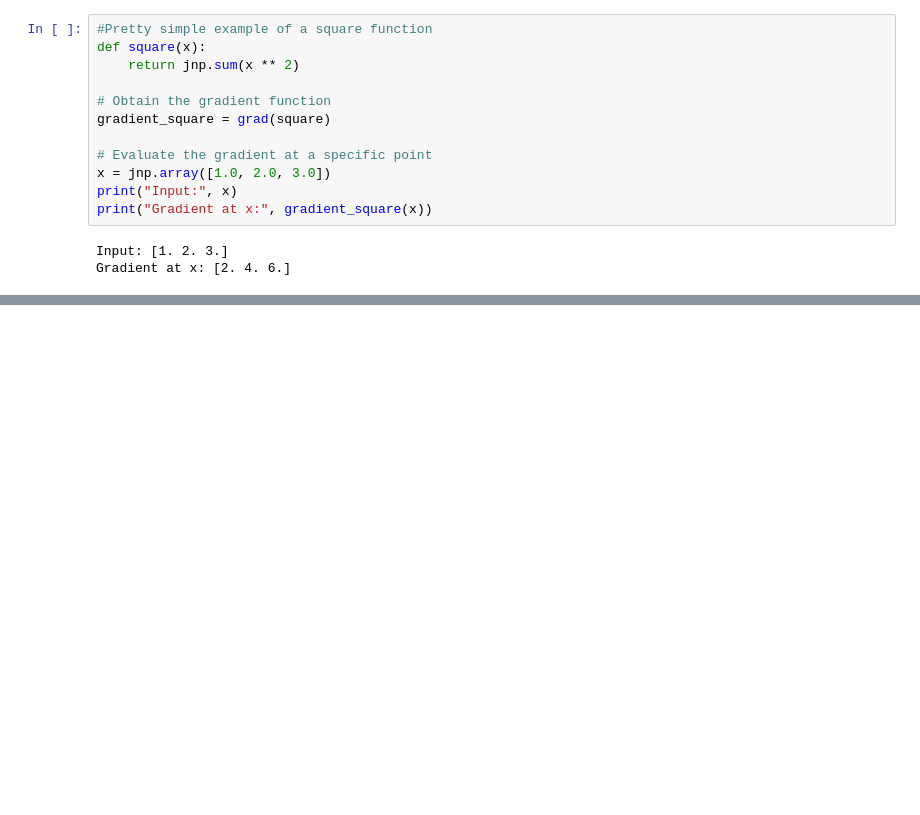
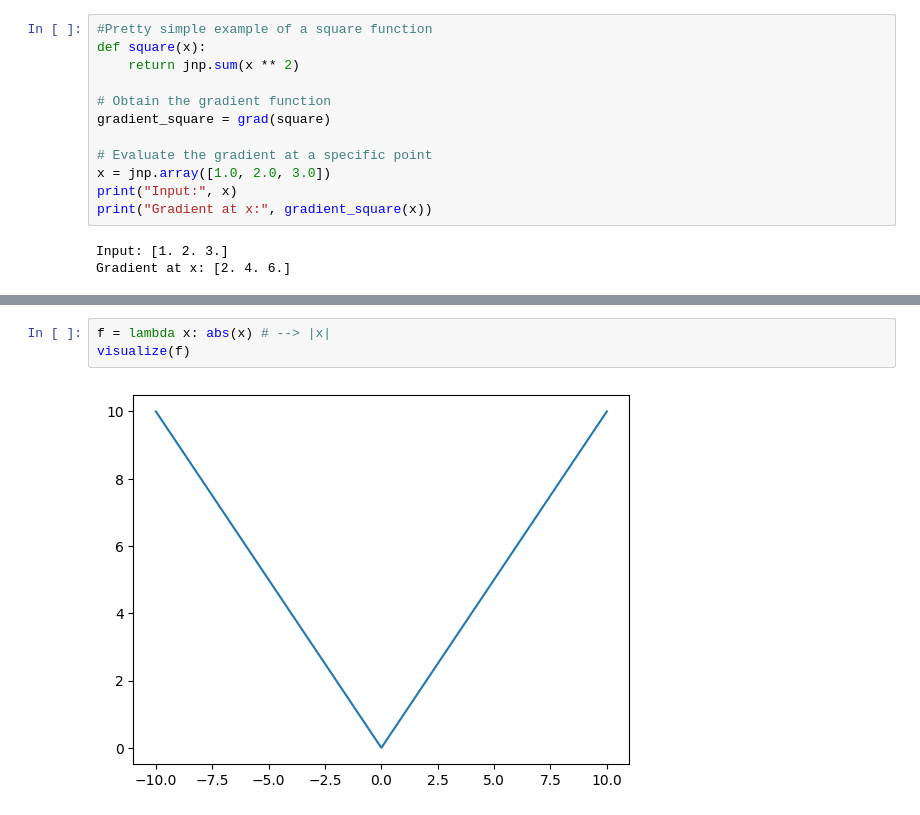
Before and after one commit to CodeX-Addy/Jax_Lib_Tutorial, a Jupyter notebook: JAX_TutX.ipynb, the cells around one changed output, grey strips where cells are left out. Drawn from its saved outputs; the diff is of its cells as text; blank space fills up the shorter version.

```diff
--- a/JAX_TutX.ipynb
+++ b/JAX_TutX.ipynb
@@ -122,0 +132,5 @@ Gradient at x: [2. 4. 6.]
+# %%
+f = lambda x: abs(x) # --> |x|
+visualize(f)
+# %% [output]
+[figure, added]
```
Also changed, not shown: parts of 4 cells of this notebook.
